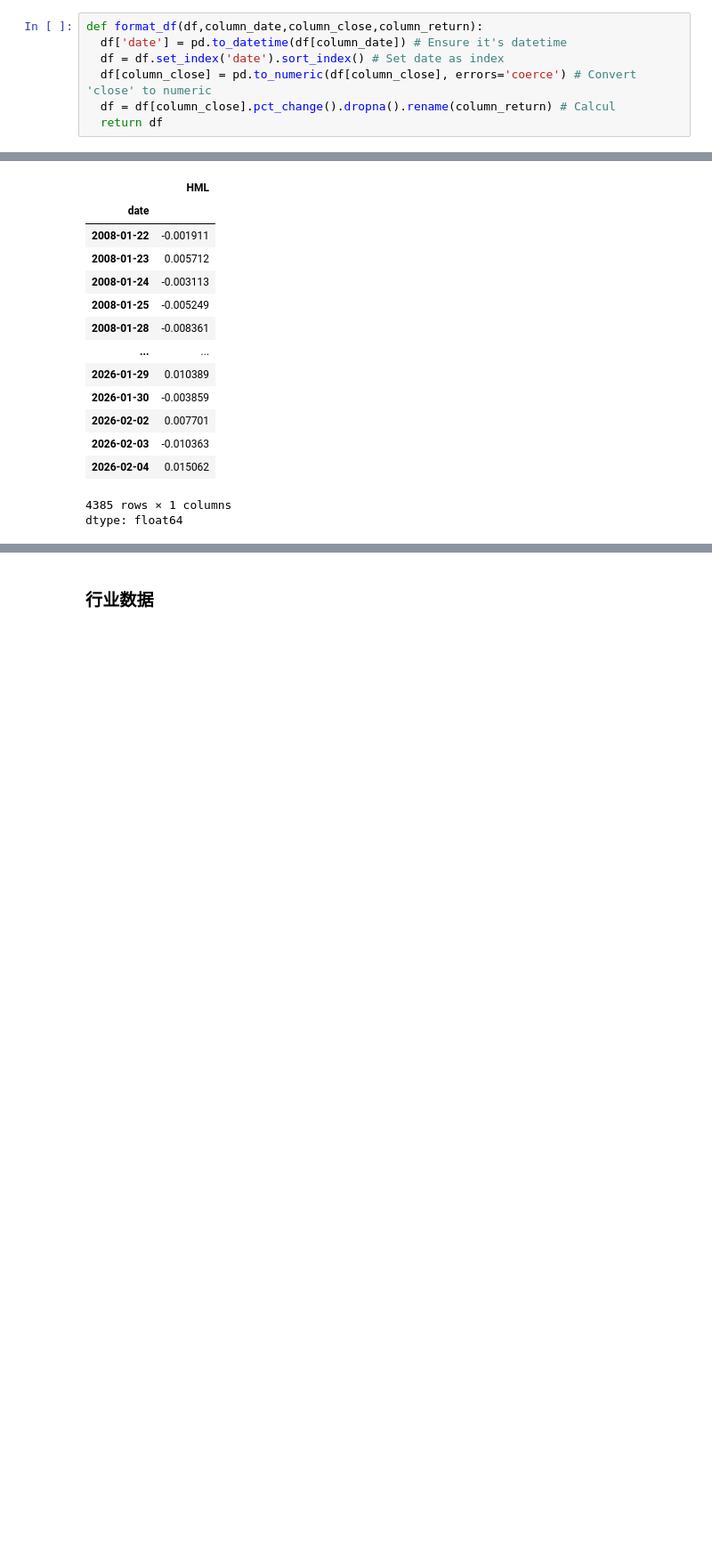
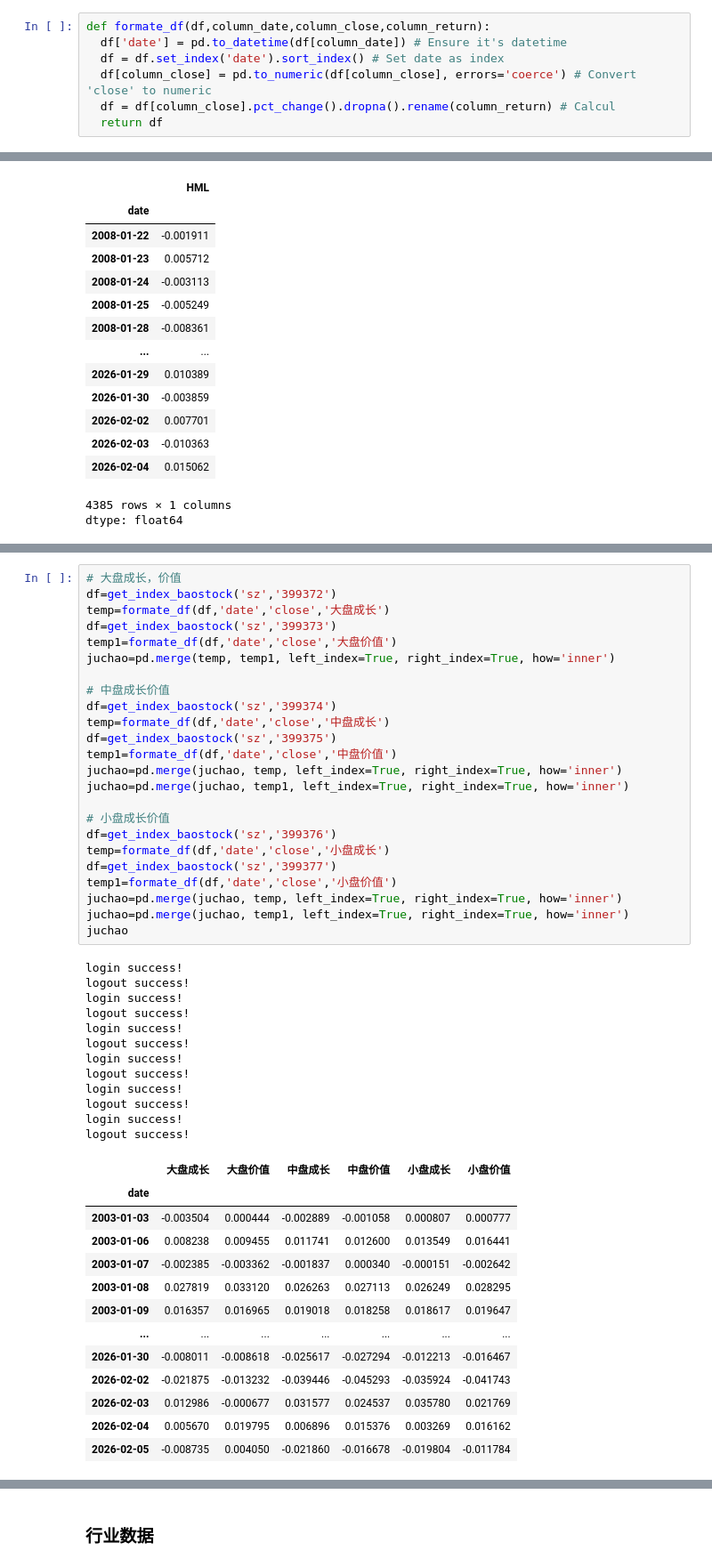
Before and after one commit to langwnwk11/quant, a Jupyter notebook: fund_data.ipynb, the cells around one changed output, grey strips where cells are left out. Shown at 89% size. Drawn from its saved outputs; the diff is of its cells as text; blank space fills up the shorter version.

```diff
--- a/fund_data.ipynb
+++ b/fund_data.ipynb
@@ -138,7 +179,7 @@ def get_index_baostock(prefix,code):
 # %% [markdown]
 ### 格式化padas数据集
 # %%
-def format_df(df,column_date,column_close,column_return):
+def formate_df(df,column_date,column_close,column_return):
   df['date'] = pd.to_datetime(df[column_date]) # Ensure it's datetime
   df = df.set_index('date').sort_index() # Set date as index
   df[column_close] = pd.to_numeric(df[column_close], errors='coerce') # Convert 'close' to numeric
@@ -381,0 +434,50 @@ dtype: float64
+# %%
+# 大盘成长，价值
+df=get_index_baostock('sz','399372')
+temp=formate_df(df,'date','close','大盘成长')
+df=get_index_baostock('sz','399373')
+temp1=formate_df(df,'date','close','大盘价值')
+juchao=pd.merge(temp, temp1, left_index=True, right_index=True, how='inner')
+
+# 中盘成长价值
+df=get_index_baostock('sz','399374')
+temp=formate_df(df,'date','close','中盘成长')
+df=get_index_baostock('sz','399375')
+temp1=formate_df(df,'date','close','中盘价值')
+juchao=pd.merge(juchao, temp, left_index=True, right_index=True, how='inner')
+juchao=pd.merge(juchao, temp1, left_index=True, right_index=True, how='inner')
+
+# 小盘成长价值
+df=get_index_baostock('sz','399376')
+temp=formate_df(df,'date','close','小盘成长')
+df=get_index_baostock('sz','399377')
+temp1=formate_df(df,'date','close','小盘价值')
+juchao=pd.merge(juchao, temp, left_index=True, right_index=True, how='inner')
+juchao=pd.merge(juchao, temp1, left_index=True, right_index=True, how='inner')
+juchao
+# %% [output]
+login success!
+logout success!
+login success!
+logout success!
+login success!
+logout success!
+login success!
+logout success!
+login success!
+logout success!
+login success!
+logout success!
+|  | 大盘成长 | 大盘价值 | 中盘成长 | 中盘价值 | 小盘成长 | 小盘价值 |
+| date |  |  |  |  |  |  |
+| 2003-01-03 | -0.003504 | 0.000444 | -0.002889 | -0.001058 | 0.000807 | 0.000777 |
+| 2003-01-06 | 0.008238 | 0.009455 | 0.011741 | 0.012600 | 0.013549 | 0.016441 |
+| 2003-01-07 | -0.002385 | -0.003362 | -0.001837 | 0.000340 | -0.000151 | -0.002642 |
+| 2003-01-08 | 0.027819 | 0.033120 | 0.026263 | 0.027113 | 0.026249 | 0.028295 |
+| 2003-01-09 | 0.016357 | 0.016965 | 0.019018 | 0.018258 | 0.018617 | 0.019647 |
+| ... | ... | ... | ... | ... | ... | ... |
+| 2026-01-30 | -0.008011 | -0.008618 | -0.025617 | -0.027294 | -0.012213 | -0.016467 |
+| 2026-02-02 | -0.021875 | -0.013232 | -0.039446 | -0.045293 | -0.035924 | -0.041743 |
+| 2026-02-03 | 0.012986 | -0.000677 | 0.031577 | 0.024537 | 0.035780 | 0.021769 |
+| 2026-02-04 | 0.005670 | 0.019795 | 0.006896 | 0.015376 | 0.003269 | 0.016162 |
+| 2026-02-05 | -0.008735 | 0.004050 | -0.021860 | -0.016678 | -0.019804 | -0.011784 |
```
Also changed, not shown: parts of 9 cells of this notebook.
